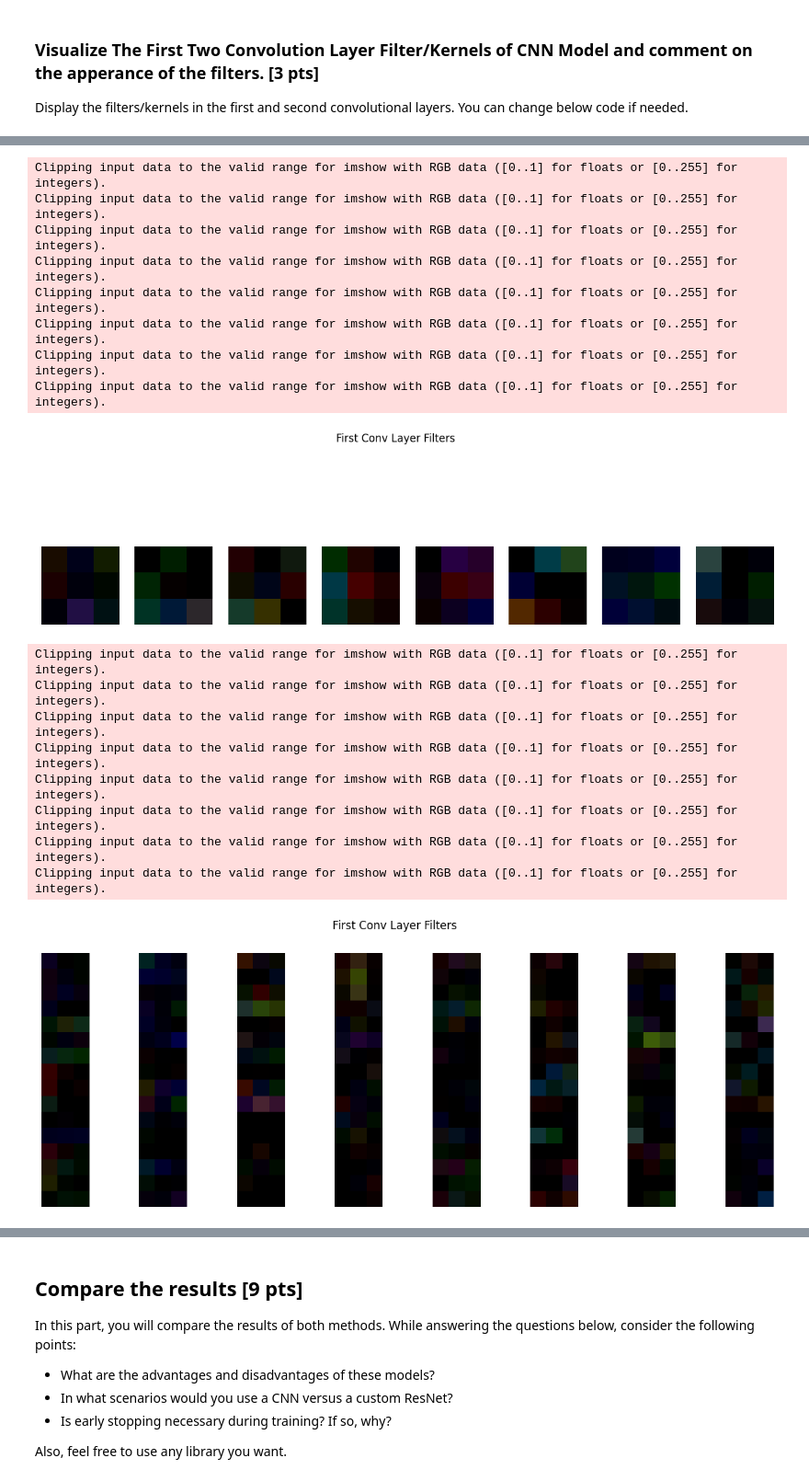
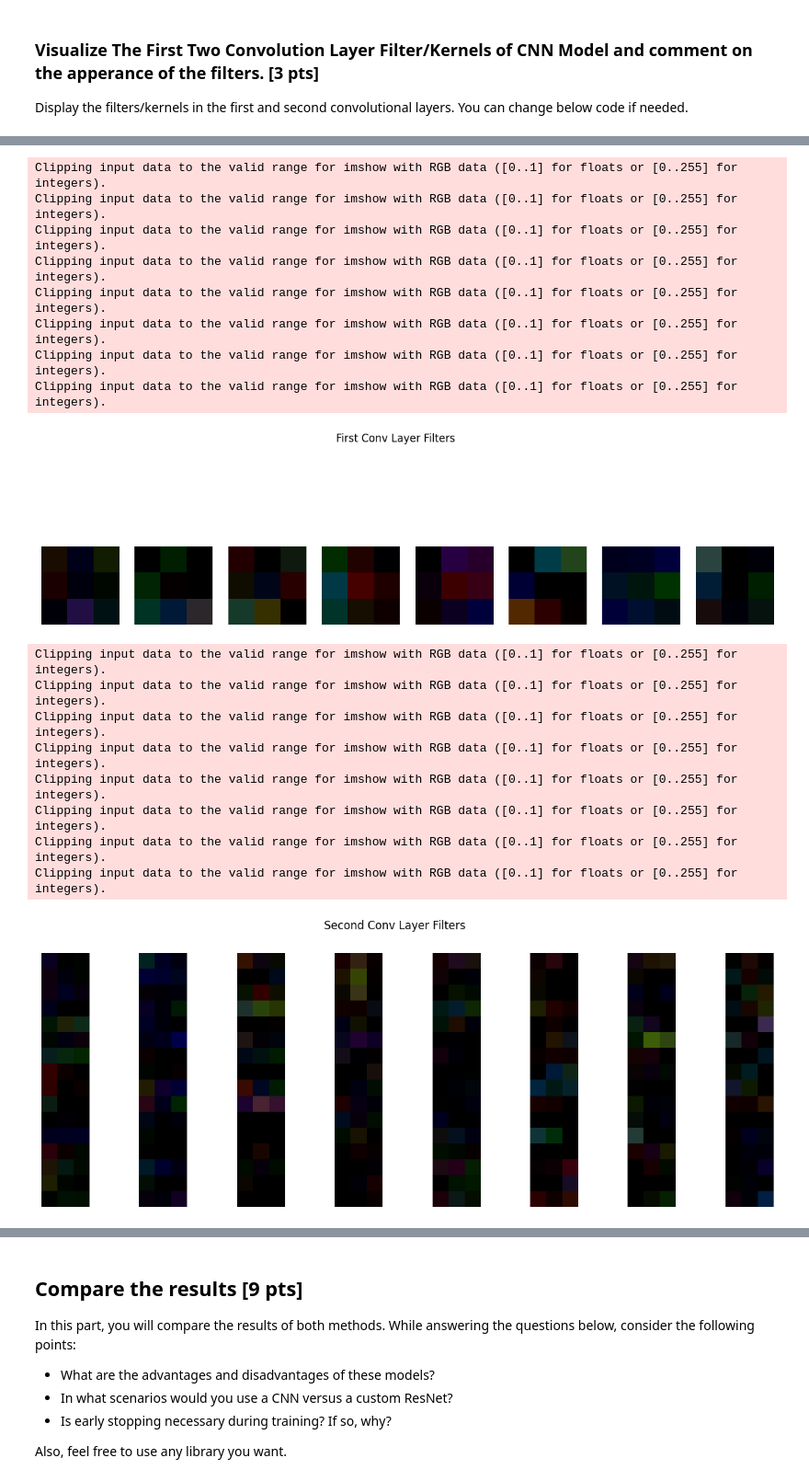
Before and after one commit to SeyyidOS/BGL561E-HW2, a Jupyter notebook: Hw2.ipynb, the cells around one changed output, grey strips where cells are left out. Shown at 92% size. Saved outputs shown, nothing was run; the diff lists cells and outputs as text; code cells hidden in the pictures.

```diff
--- a/Hw2.ipynb
+++ b/Hw2.ipynb
@@ -788,37 +787,34 @@ Display the filters/kernels in the first and second convolutional layers. You ca
 # %%
-def visualize_filters(filters, num_filters=8):
-    """
-    Visualizes the first few filters of a convolutional layer.
-    """
+def visualize_filters(filters, num_filters=8, name="First"):
     filters = filters.detach().cpu()
     fig, axes = plt.subplots(1, num_filters, figsize=(15, 5))
     for i, ax in enumerate(axes):
         if i >= filters.size(0): break
         ax.imshow(filters[i].squeeze(), cmap='gray')
         ax.axis('off')
-    plt.suptitle("First Conv Layer Filters")
+    plt.suptitle(f"{name} Conv Layer Filters")
     plt.show()
 
-visualize_filters(cnn_model.conv1.weight, num_filters=8)
-visualize_filters(cnn_model.conv2.weight, num_filters=8)
+visualize_filters(cnn_model.conv1.weight, num_filters=8, name="First")
+visualize_filters(cnn_model.conv2.weight, num_filters=8, name="Second")
 # %% [output]
 Clipping input data to the valid range for imshow with RGB data ([0..1] for floats or [0..255] for integers).
 Clipping input data to the valid range for imshow with RGB data ([0..1] for floats or [0..255] for integers).
 Clipping input data to the valid range for imshow with RGB data ([0..1] for floats or [0..255] for integers).
 Clipping input data to the valid range for imshow with RGB data ([0..1] for floats or [0..255] for integers).
 Clipping input data to the valid range for imshow with RGB data ([0..1] for floats or [0..255] for integers).
 Clipping input data to the valid range for imshow with RGB data ([0..1] for floats or [0..255] for integers).
 Clipping input data to the valid range for imshow with RGB data ([0..1] for floats or [0..255] for integers).
 Clipping input data to the valid range for imshow with RGB data ([0..1] for floats or [0..255] for integers).
 [figure]
 Clipping input data to the valid range for imshow with RGB data ([0..1] for floats or [0..255] for integers).
 Clipping input data to the valid range for imshow with RGB data ([0..1] for floats or [0..255] for integers).
 Clipping input data to the valid range for imshow with RGB data ([0..1] for floats or [0..255] for integers).
 Clipping input data to the valid range for imshow with RGB data ([0..1] for floats or [0..255] for integers).
 Clipping input data to the valid range for imshow with RGB data ([0..1] for floats or [0..255] for integers).
 Clipping input data to the valid range for imshow with RGB data ([0..1] for floats or [0..255] for integers).
 Clipping input data to the valid range for imshow with RGB data ([0..1] for floats or [0..255] for integers).
 Clipping input data to the valid range for imshow with RGB data ([0..1] for floats or [0..255] for integers).
-[figure, old version]
+[figure, new version]
 # %%
 with torch.no_grad():
```
Also changed, not shown: parts of 32 cells of this notebook.
